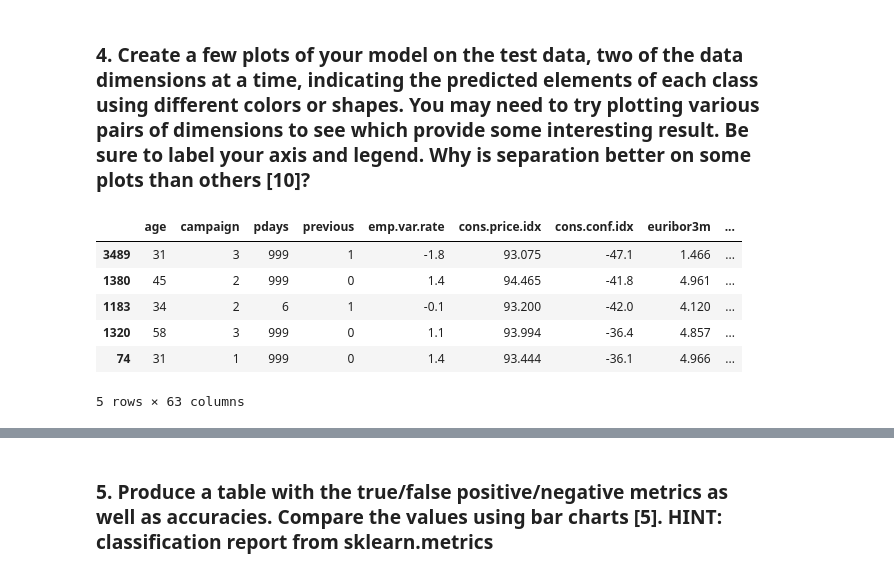
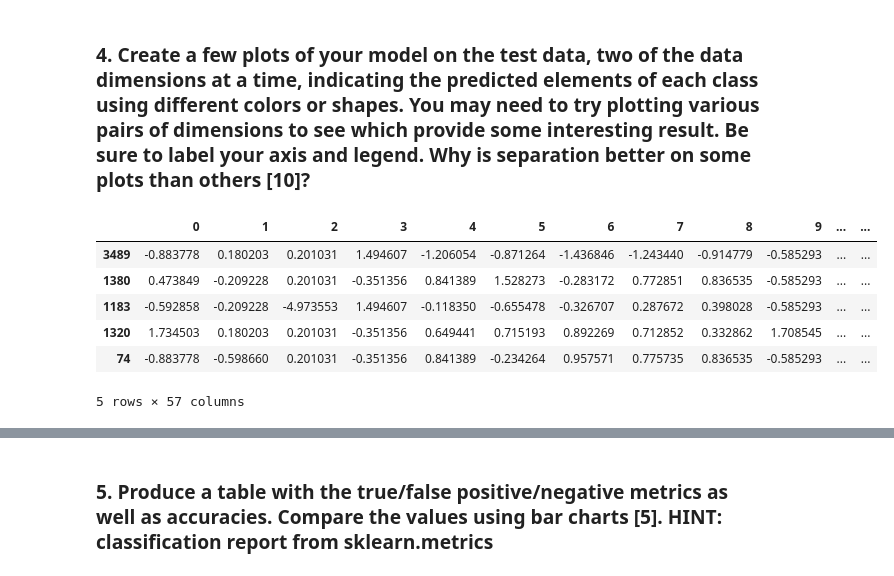
Before and after one commit to shreesha-1990/657A-Assignments, a Jupyter notebook: Assignment-2_Final_v1.ipynb, the cells around one changed output, grey strips where cells are left out. Saved outputs shown, nothing was run; the diff lists cells and outputs as text; code cells hidden in the pictures.

```diff
--- a/Assignment-2_Final_v1.ipynb
+++ b/Assignment-2_Final_v1.ipynb
@@ -130,6 +130,15 @@ for i, col in enumerate(num_columns):
 # %%
 data = bank_data[num_columns + cal_columns]
 y_data = bank_data.y
+# %%
+# Data Prepreocessing:
+#Replaced "unknown" with mode
+data['job'].replace(to_replace='unknown',value='admin.',inplace=True)
+data['marital'].replace(to_replace='unknown',value='married',inplace=True)
+data['education'].replace(to_replace='unknown',value='university.degree',inplace=True)
+data['default'].replace(to_replace='unknown',value='no',inplace=True)
+data['housing'].replace(to_replace='unknown',value='yes',inplace=True)
+data['loan'].replace(to_replace='unknown',value='no',inplace=True)
 # %%
 X_data = pd.get_dummies(data)
 X_data.columns
@@ -164,0 +176,7 @@ X_data.head()
+# %%
+#Data Preprocessing:
+from sklearn.preprocessing import StandardScaler
+scaler = StandardScaler()
+X_data=scaler.fit_transform(X_data)
+X_data=pd.DataFrame(data=X_data)
+X_data.head()
@@ -165,2 +193,5 @@ X_data.head()
 # %% [markdown]
 ### 2. Divide data into train and test portions, justify your split decision [5].
+# %%
+from sklearn.model_selection import train_test_split
+X_train, X_test, y_train, y_test = train_test_split(X_data, y_data, test_size=0.3, random_state=101)
@@ -336,16 +369,16 @@ weighted avg       0.79      0.89      0.84      1236
 # %% [markdown]
 ### 4. Create a few plots of your model on the test data, two of the data dimensions at a time, indicating the predicted elements of each class using different colors or shapes. You may need to try plotting various pairs of dimensions to see which provide some interesting result. Be sure to label your axis and legend. Why is separation better on some plots than others [10]?
 # %%
-df_plot = pd.DataFrame(X_test)
+df_plot = pd.DataFrame(X_test.iloc[:,0:56])
 df_plot.columns = X_data.columns
-df_plot['y'] = y_pred_dt
+df_plot['Class'] = y_pred_dt
 df_plot.head()
 # %% [output]
-|  | age | campaign | pdays | previous | emp.var.rate | cons.price.idx | cons.conf.idx | euribor3m | ... |
-| 3489 | 31 | 3 | 999 | 1 | -1.8 | 93.075 | -47.1 | 1.466 | ... |
-| 1380 | 45 | 2 | 999 | 0 | 1.4 | 94.465 | -41.8 | 4.961 | ... |
-| 1183 | 34 | 2 | 6 | 1 | -0.1 | 93.200 | -42.0 | 4.120 | ... |
-| 1320 | 58 | 3 | 999 | 0 | 1.1 | 93.994 | -36.4 | 4.857 | ... |
-| 74 | 31 | 1 | 999 | 0 | 1.4 | 93.444 | -36.1 | 4.966 | ... |
+|  | 0 | 1 | 2 | 3 | 4 | 5 | 6 | 7 | 8 | 9 | ... | ... |
+| 3489 | -0.883778 | 0.180203 | 0.201031 | 1.494607 | -1.206054 | -0.871264 | -1.436846 | -1.243440 | -0.914779 | -0.585293 | ... | ... |
+| 1380 | 0.473849 | -0.209228 | 0.201031 | -0.351356 | 0.841389 | 1.528273 | -0.283172 | 0.772851 | 0.836535 | -0.585293 | ... | ... |
+| 1183 | -0.592858 | -0.209228 | -4.973553 | 1.494607 | -0.118350 | -0.655478 | -0.326707 | 0.287672 | 0.398028 | -0.585293 | ... | ... |
+| 1320 | 1.734503 | 0.180203 | 0.201031 | -0.351356 | 0.649441 | 0.715193 | 0.892269 | 0.712852 | 0.332862 | 1.708545 | ... | ... |
+| 74 | -0.883778 | -0.598660 | 0.201031 | -0.351356 | 0.841389 | -0.234264 | 0.957571 | 0.775735 | 0.836535 | -0.585293 | ... | ... |
-5 rows × 63 columns
+5 rows × 57 columns
 # %%
```
Also changed, not shown: parts of 41 cells of this notebook.
